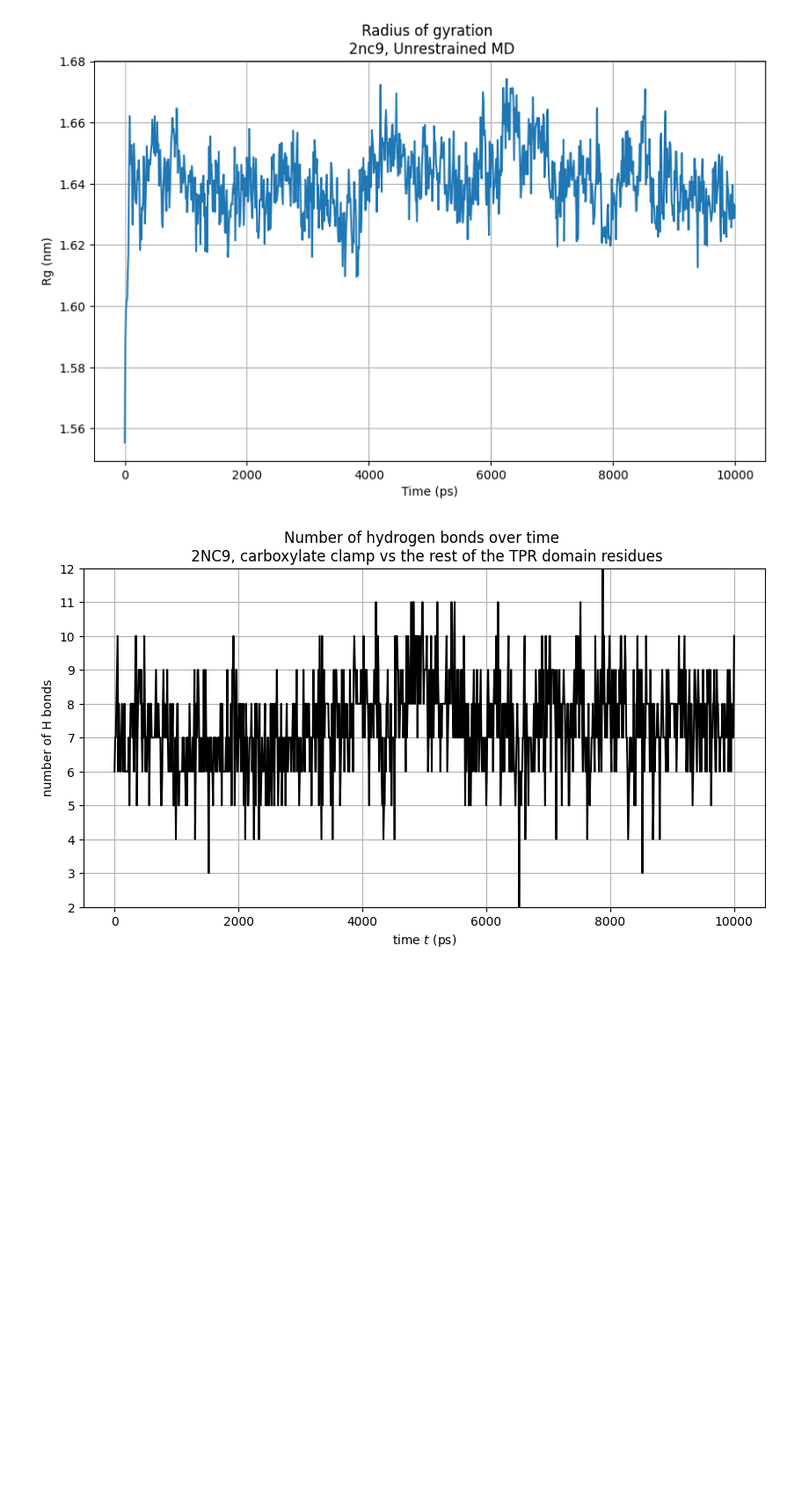
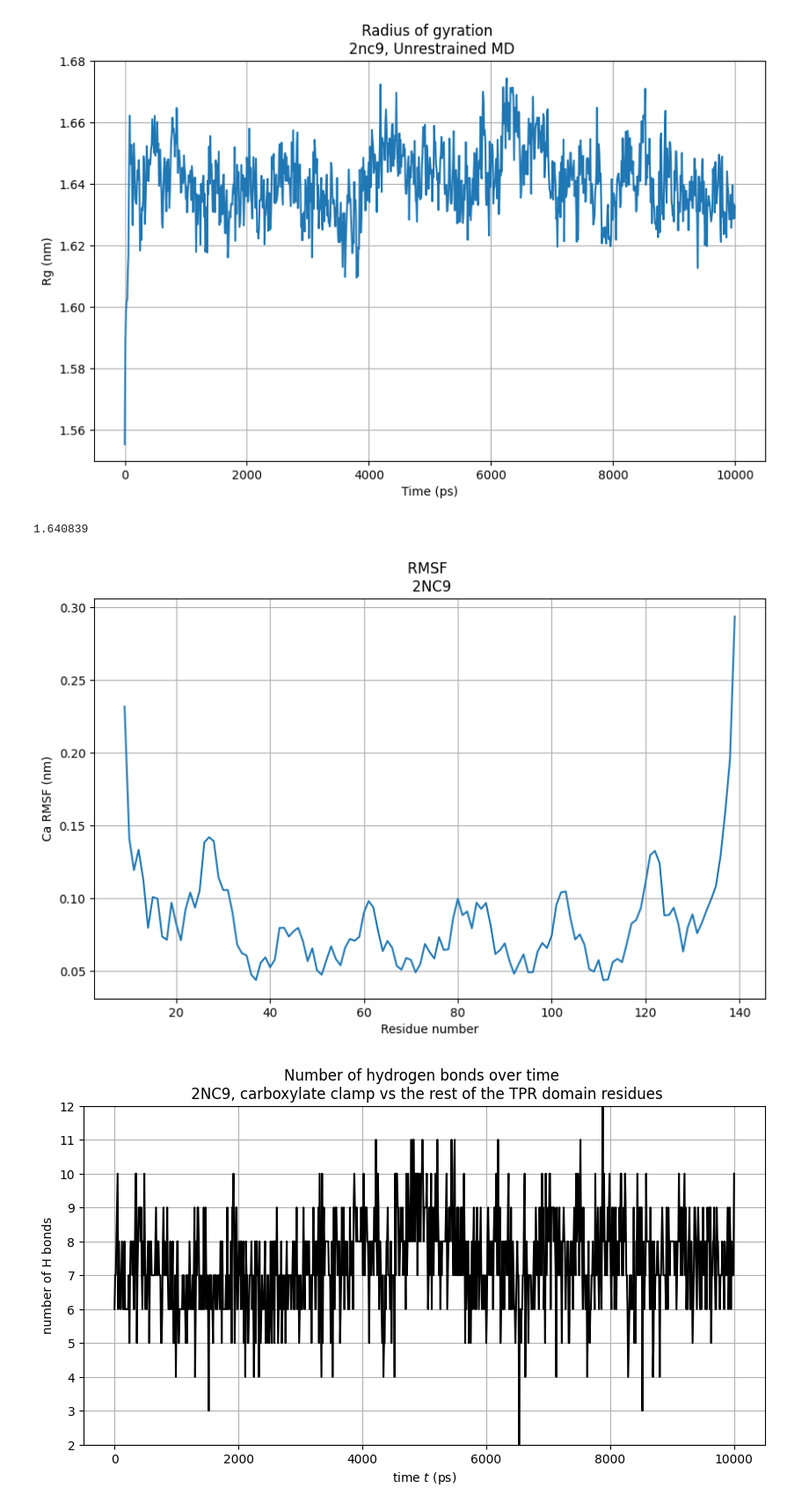
Before and after one commit to asynow02/Simulation-analysis-files-and-code---Molecular-dynamics-research-project, a Jupyter notebook: Simulation_plots_2nc9_100ns.ipynb, the cells around one changed output. Shown at 88% size. Cells and saved outputs as stored; diff of their text form; code cells hidden in the pictures; blank space fills up the shorter version.

```diff
--- a/Simulation_plots_2nc9_100ns.ipynb
+++ b/Simulation_plots_2nc9_100ns.ipynb
@@ -31,6 +32,40 @@ plt.grid(True)
 plt.show()
 # %% [output]
 [figure]
+# %%
+import numpy as np
+
+np.median(Rg)
+# %% [output]
+1.640839
+# %%
+#Two new empty lists are created to store RMSF values and residues numbers
+
+residue_number = []
+rmsf = []
+
+# .xvg file is opened in read mode and the data (stored in two columns) is split and saved into previously created lists
+
+with open('rmsf_2NC9.xvg', 'r') as f:
+    for line in f:
+        if line.startswith(('#', '@')):
+            continue
+        columns = line.split()
+        residue_number.append(float(columns[0]))
+        rmsf.append(float(columns[1]))
+
+#Size of the plot, x and y axis values, labels and main title are specified and the plot is generated
+
+plt.figure(figsize=(10,6))
+
+plt.plot(residue_number, rmsf)
+plt.xlabel('Residue number')
+plt.ylabel('Ca RMSF (nm)')
+plt.title('RMSF \n 2NC9')
+plt.grid(True)
+plt.show()
+# %% [output]
+[figure, added]
 # %%
 import matplotlib.pyplot as plt
 import numpy as np
```
Also changed, not shown: parts of 1 cell of this notebook, 4 other files.
